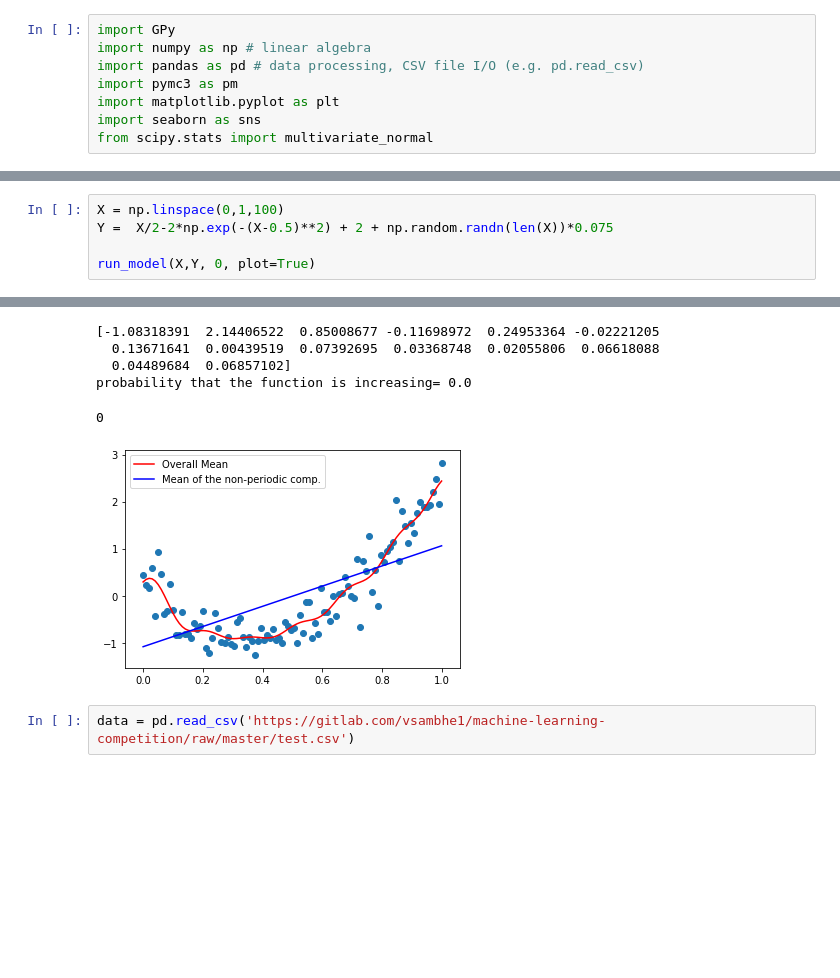
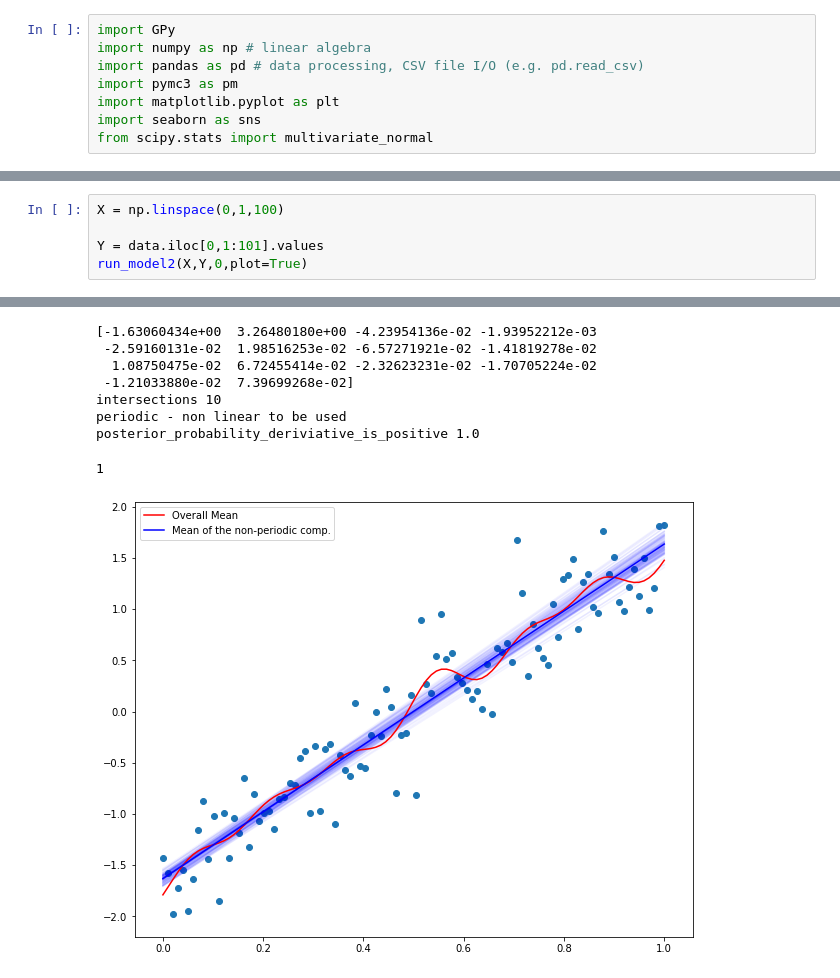
Before and after one commit to vipulpopat/ET5003-Assignment-4, a Jupyter notebook: Tanh.ipynb, the cells around one changed output, grey strips where cells are left out. Drawn from its saved outputs; the diff is of its cells as text; blank space fills up the shorter version.

```diff
--- a/Tanh.ipynb
+++ b/Tanh.ipynb
@@ -181,6 +421,6 @@ probability that the function is increasing= 1.0
 # %%
 X = np.linspace(0,1,100)
-Y =  X/2-2*np.exp(-(X-0.5)**2) + 2 + np.random.randn(len(X))*0.075
 
-run_model(X,Y, 0, plot=True)
+Y = data.iloc[0,1:101].values
+run_model2(X,Y,0,plot=True)
 # %% [output]
@@ -188,11 +428,12 @@ Finished [100%]: Average Loss = 130
-[-1.08318391  2.14406522  0.85008677 -0.11698972  0.24953364 -0.02221205
-  0.13671641  0.00439519  0.07392695  0.03368748  0.02055806  0.06618088
-  0.04489684  0.06857102]
-probability that the function is increasing= 0.0
+[-1.63060434e+00  3.26480180e+00 -4.23954136e-02 -1.93952212e-03
+ -2.59160131e-02  1.98516253e-02 -6.57271921e-02 -1.41819278e-02
+  1.08750475e-02  6.72455414e-02 -2.32623231e-02 -1.70705224e-02
+ -1.21033880e-02  7.39699268e-02]
+intersections 10
+periodic - non linear to be used
+posterior_probability_deriviative_is_positive 1.0
-0
+1
-[figure, old version]
+[figure, new version]
-# %%
-data = pd.read_csv('https://gitlab.com/vsambhe1/machine-learning-competition/raw/master/test.csv')
 # %%
 X = np.linspace(0,1,100)
 
```
Also changed, not shown: parts of 19 cells of this notebook.
